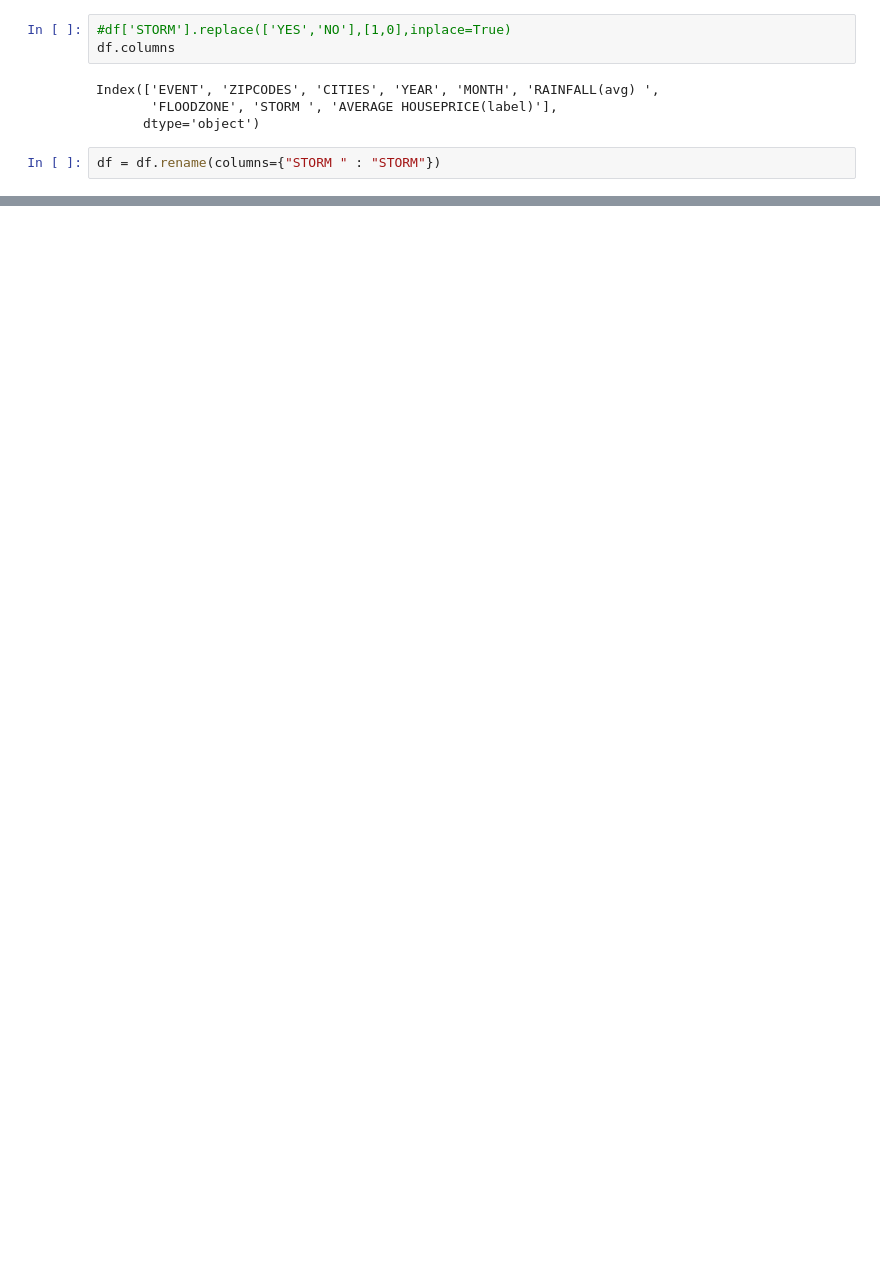
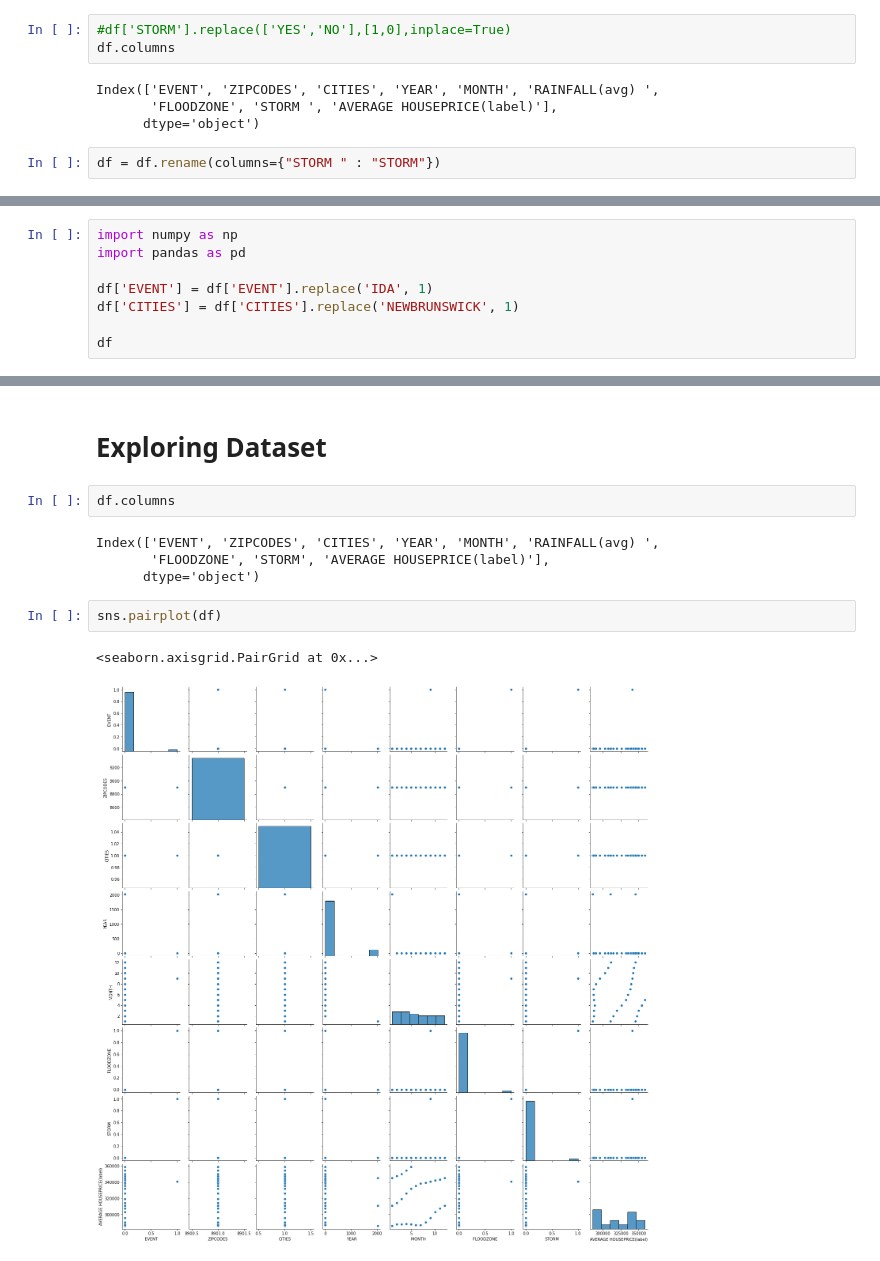
Before and after one commit to c-ramos/NJ_Flood_Risk_Capstone, a Jupyter notebook: NJCAPESTONE _HOUSEPRICE DATA.ipynb, the cells around one changed output, grey strips where cells are left out. Saved outputs shown, nothing was run; the diff lists cells and outputs as text; blank space fills up the shorter version.

```diff
--- a/NJCAPESTONE _HOUSEPRICE DATA.ipynb
+++ b/NJCAPESTONE _HOUSEPRICE DATA.ipynb
@@ -140,3 +140,11 @@ df
 | 26 | 0 | 8901 | NEWBRUNSWICK | 0.0 | 3 | 3.42 | 0 | 0 | 350051 |
 | 27 | 0 | 8901 | NEWBRUNSWICK | 0.0 | 4 | 5.37 | 0 | 0 | 354406 |
 | 28 | 0 | 8901 | NEWBRUNSWICK | 0.0 | 5 | 7.43 | 0 | 0 | 358706 |
+# %%
+import numpy as np
+import pandas as pd
+
+df['EVENT'] = df['EVENT'].replace('IDA', 1)
+df['CITIES'] = df['CITIES'].replace('NEWBRUNSWICK', 1)
+
+df
@@ -142,0 +190,13 @@ df
+# %% [markdown]
+# Exploring Dataset
+# %%
+df.columns
+# %% [output]
+Index(['EVENT', 'ZIPCODES', 'CITIES', 'YEAR', 'MONTH', 'RAINFALL(avg) ',
+       'FLOODZONE', 'STORM', 'AVERAGE HOUSEPRICE(label)'],
+      dtype='object')
+# %%
+sns.pairplot(df)
+# %% [output]
+<seaborn.axisgrid.PairGrid at 0x...>
+[figure, added]
```
Also changed, not shown: parts of 14 cells of this notebook.
